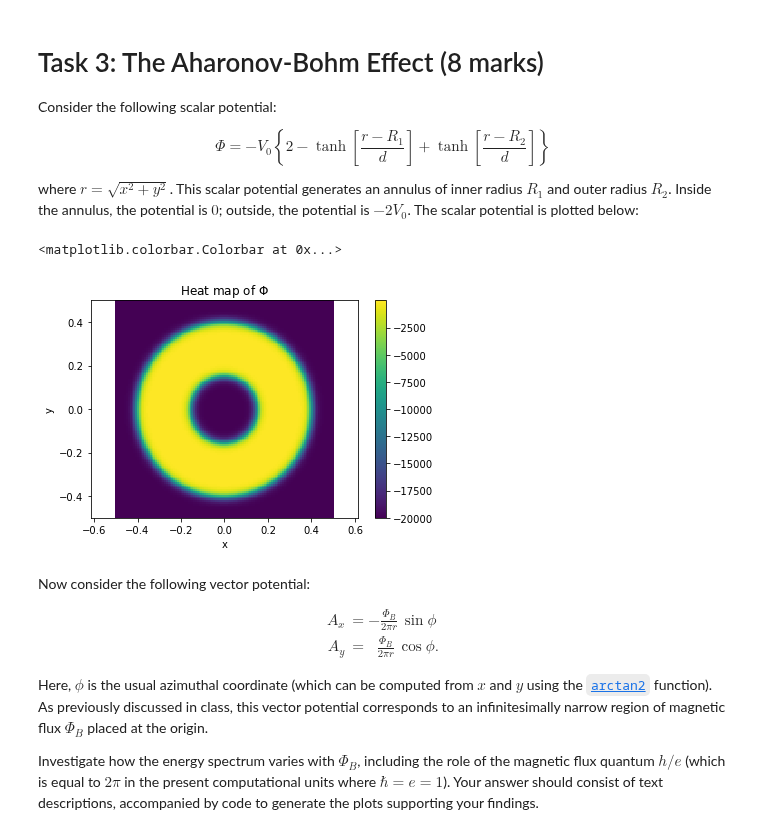
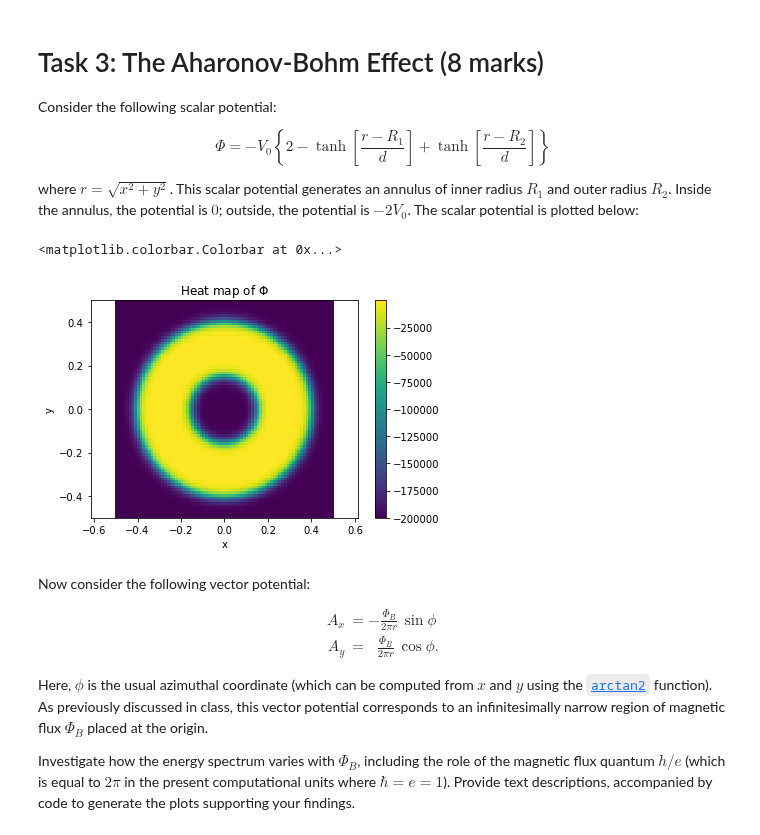
Before and after one commit to seewhydee/ntuphys_nb, a Jupyter notebook: PH4401/electromagnetism.ipynb, the cells around one changed output. Drawn from its saved outputs; the diff is of its cells as text; code cells hidden in the pictures.

```diff
--- a/PH4401/electromagnetism.ipynb
+++ b/PH4401/electromagnetism.ipynb
@@ -179,25 +179,25 @@ $$\Phi = - V_0 \left\{2 - \tanh\left[\frac{r-R_1}{d}\right] + \tanh\left[\frac{r
 where $r = \sqrt{x^2+y^2}$. This scalar potential generates an annulus of inner radius $R_1$ and outer radius $R_2$.  Inside the annulus, the potential is $0$; outside, the potential is $-2V_0$.  The scalar potential is plotted below:
 # %%
 ## Plot Phi for a particular choice of parameters:
-V0, R1, R2, d = 1e4, 0.15, 0.4, 0.02
+V0, R1, R2, d = 1e5, 0.15, 0.4, 0.025
 
-N      = 120
+N      = 80
 coords = np.linspace(-0.5+1./(N+1), 0.5-1./(N+1), N)
 x, y   = np.meshgrid(coords, coords)
 r      = np.sqrt(x**2 + y**2)
 Phi    = - V0 * (2 - np.tanh((r-R1)/d) + np.tanh((r-R2)/d))
 
 grid = np.linspace(-0.5, 0.5, N+1)
 x, y = np.meshgrid(grid, grid)
 
 plt.pcolormesh(x, y, Phi)
 plt.axis("equal")
 plt.title("Heat map of $\Phi$")
 plt.xlabel("x"); plt.ylabel("y")
 plt.colorbar()
 # %% [output]
 <matplotlib.colorbar.Colorbar at 0x...>
-[figure, old version]
+[figure, new version]
 # %% [markdown]
 Now consider the following vector potential:
 
@@ -205,4 +205,4 @@ $$\begin{aligned} A_x &= - \frac{\Phi_B}{2\pi r} \, \sin\phi \\ A_y &= \;\;\frac
 
 Here, $\phi$ is the usual azimuthal coordinate (which can be computed from $x$ and $y$ using the [`arctan2`](https://docs.scipy.org/doc/numpy/reference/generated/numpy.arctan2.html) function). As previously discussed in class, this vector potential corresponds to an infinitesimally narrow region of magnetic flux $\Phi_B$ placed at the origin.
 
-Investigate how the energy spectrum varies with $\Phi_B$, including the role of the magnetic flux quantum $h/e$ (which is equal to $2\pi$ in the present computational units where $\hbar = e = 1$). Your answer should consist of text descriptions, accompanied by code to generate the plots supporting your findings.
+Investigate how the energy spectrum varies with $\Phi_B$, including the role of the magnetic flux quantum $h/e$ (which is equal to $2\pi$ in the present computational units where $\hbar = e = 1$). Provide text descriptions, accompanied by code to generate the plots supporting your findings.
```
Also changed, not shown: parts of 5 cells of this notebook.
